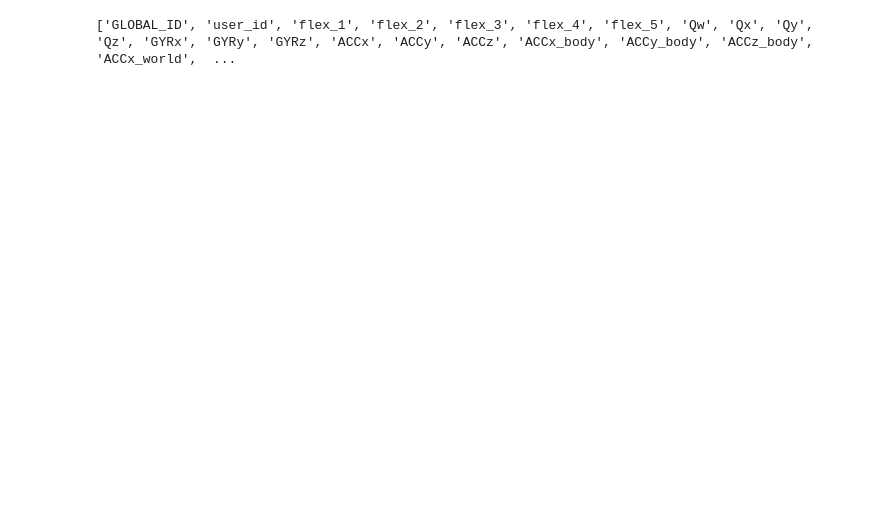
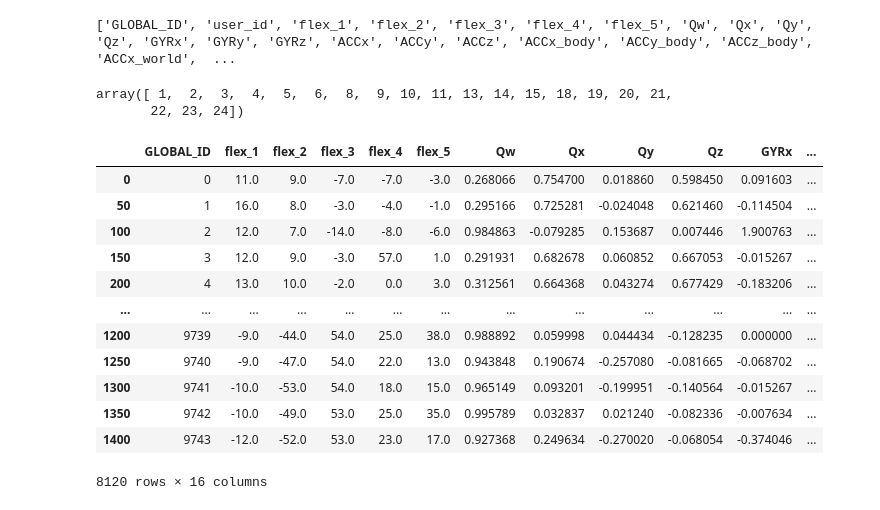
Before and after one commit to jaeho3690/ASL_handgesture_data_preprocess, a Jupyter notebook: notebook/preprocess_dynamic.ipynb, the cells around one changed output. Cells and saved outputs as stored; diff of their text form; code cells hidden in the pictures; blank space fills up the shorter version.

```diff
--- a/notebook/preprocess_dynamic.ipynb
+++ b/notebook/preprocess_dynamic.ipynb
@@ -149,5 +159,10 @@ label_file = label_file.groupby('GLOBAL_ID').head(1)
 
 train_feature_file = train_data[feature_columns]
 test_feature_file = test_data[feature_columns]
+# %%
+train_data.user_id.unique()
+# %% [output]
+array([ 1,  2,  3,  4,  5,  6,  8,  9, 10, 11, 13, 14, 15, 18, 19, 20, 21,
+       22, 23, 24])
 # %%
 label_file.reset_index(drop=True, inplace=True)
@@ -154,3 +173,19 @@ label_file.reset_index(drop=True, inplace=True)
+# %%
+train_feature_file.groupby('GLOBAL_ID').head(1)
+# %% [output]
+|  | GLOBAL_ID | flex_1 | flex_2 | flex_3 | flex_4 | flex_5 | Qw | Qx | Qy | Qz | GYRx | ... |
+| 0 | 0 | 11.0 | 9.0 | -7.0 | -7.0 | -3.0 | 0.268066 | 0.754700 | 0.018860 | 0.598450 | 0.091603 | ... |
+| 50 | 1 | 16.0 | 8.0 | -3.0 | -4.0 | -1.0 | 0.295166 | 0.725281 | -0.024048 | 0.621460 | -0.114504 | ... |
+| 100 | 2 | 12.0 | 7.0 | -14.0 | -8.0 | -6.0 | 0.984863 | -0.079285 | 0.153687 | 0.007446 | 1.900763 | ... |
+| 150 | 3 | 12.0 | 9.0 | -3.0 | 57.0 | 1.0 | 0.291931 | 0.682678 | 0.060852 | 0.667053 | -0.015267 | ... |
+| 200 | 4 | 13.0 | 10.0 | -2.0 | 0.0 | 3.0 | 0.312561 | 0.664368 | 0.043274 | 0.677429 | -0.183206 | ... |
+| ... | ... | ... | ... | ... | ... | ... | ... | ... | ... | ... | ... | ... |
+| 1200 | 9739 | -9.0 | -44.0 | 54.0 | 25.0 | 38.0 | 0.988892 | 0.059998 | 0.044434 | -0.128235 | 0.000000 | ... |
+| 1250 | 9740 | -9.0 | -47.0 | 54.0 | 22.0 | 13.0 | 0.943848 | 0.190674 | -0.257080 | -0.081665 | -0.068702 | ... |
+| 1300 | 9741 | -10.0 | -53.0 | 54.0 | 18.0 | 15.0 | 0.965149 | 0.093201 | -0.199951 | -0.140564 | -0.015267 | ... |
+| 1350 | 9742 | -10.0 | -49.0 | 53.0 | 25.0 | 35.0 | 0.995789 | 0.032837 | 0.021240 | -0.082336 | -0.007634 | ... |
+| 1400 | 9743 | -12.0 | -52.0 | 53.0 | 23.0 | 17.0 | 0.927368 | 0.249634 | -0.270020 | -0.068054 | -0.374046 | ... |
+8120 rows × 16 columns
 # %%
 train_feature_file
 # %% [output]
```
Also changed, not shown: parts of 9 cells of this notebook, 7 other files.
